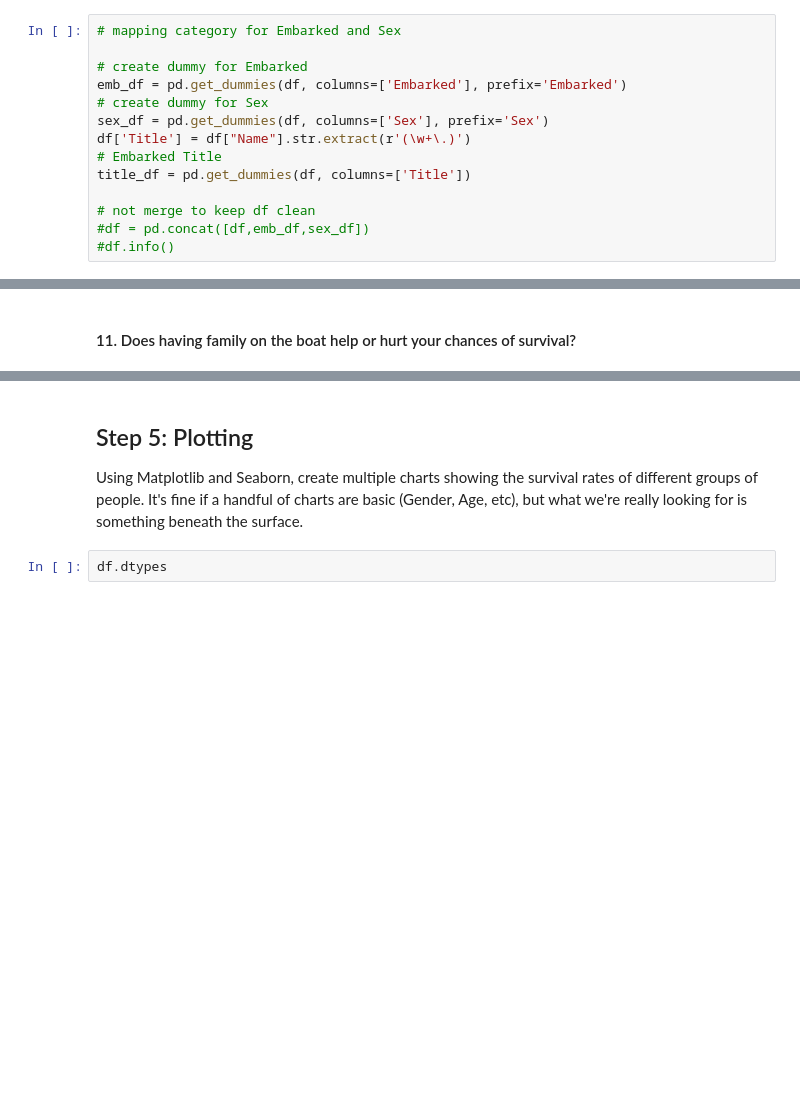
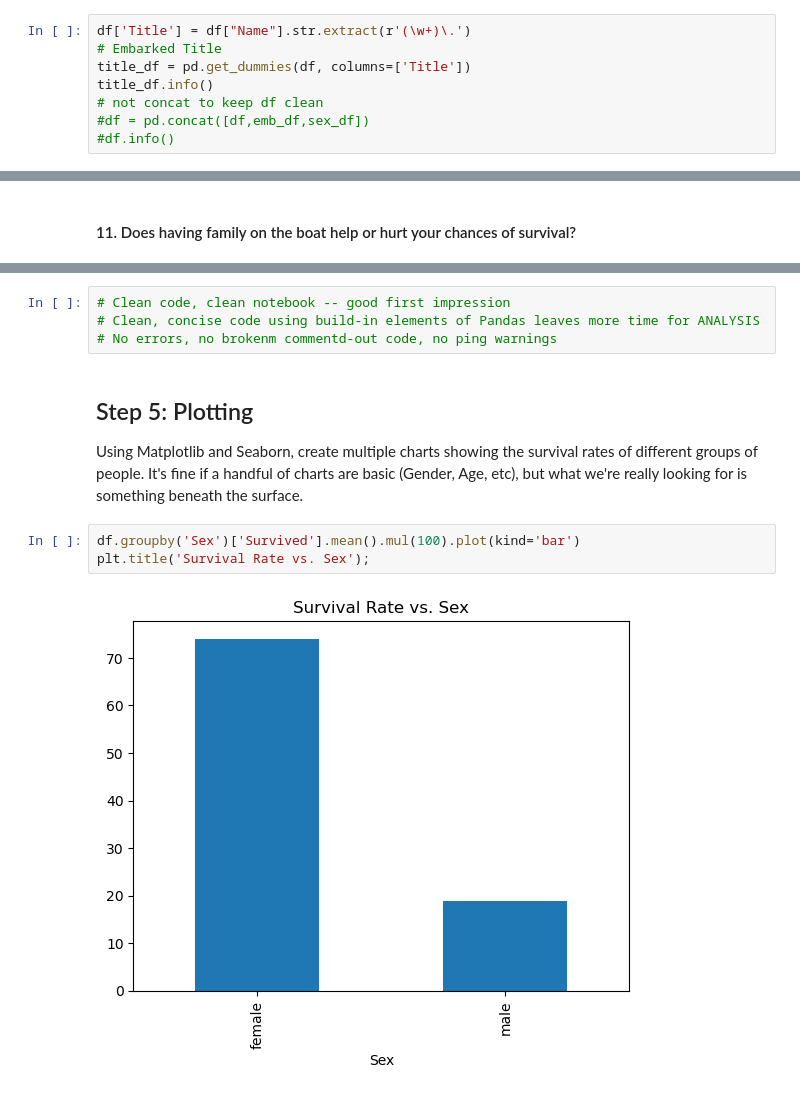
Before and after one commit to utthawit/titanic_lab, a Jupyter notebook: titanic.ipynb, the cells around one changed output, grey strips where cells are left out. Saved outputs shown, nothing was run; the diff lists cells and outputs as text; blank space fills up the shorter version.

```diff
--- a/titanic.ipynb
+++ b/titanic.ipynb
@@ -180,14 +226,8 @@ df[df['IsReverend'] == 1].head(2)
 # %%
-# mapping category for Embarked and Sex
-
-# create dummy for Embarked
-emb_df = pd.get_dummies(df, columns=['Embarked'], prefix='Embarked')
-# create dummy for Sex
-sex_df = pd.get_dummies(df, columns=['Sex'], prefix='Sex')
-df['Title'] = df["Name"].str.extract(r'(\w+\.)')
+df['Title'] = df["Name"].str.extract(r'(\w+)\.')
 # Embarked Title
 title_df = pd.get_dummies(df, columns=['Title'])
-
-# not merge to keep df clean
+title_df.info()
+# not concat to keep df clean
 #df = pd.concat([df,emb_df,sex_df])
 #df.info()
@@ -283,5 +393,12 @@ print('Survival rates family Count:', survival_rates_family_count)
+# %%
+# Clean code, clean notebook -- good first impression
+# Clean, concise code using build-in elements of Pandas leaves more time for ANALYSIS
+# No errors, no brokenm commentd-out code, no ping warnings
 # %% [markdown]
 ## Step 5: Plotting
 Using Matplotlib and Seaborn, create multiple charts showing the survival rates of different groups of people. It's fine if a handful of charts are basic (Gender, Age, etc), but what we're really looking for is something beneath the surface.
-# %%
-df.dtypes
+# %%
+df.groupby('Sex')['Survived'].mean().mul(100).plot(kind='bar')
+plt.title('Survival Rate vs. Sex');
+# %% [output]
+[figure, added]
```
Also changed, not shown: parts of 35 cells of this notebook.
